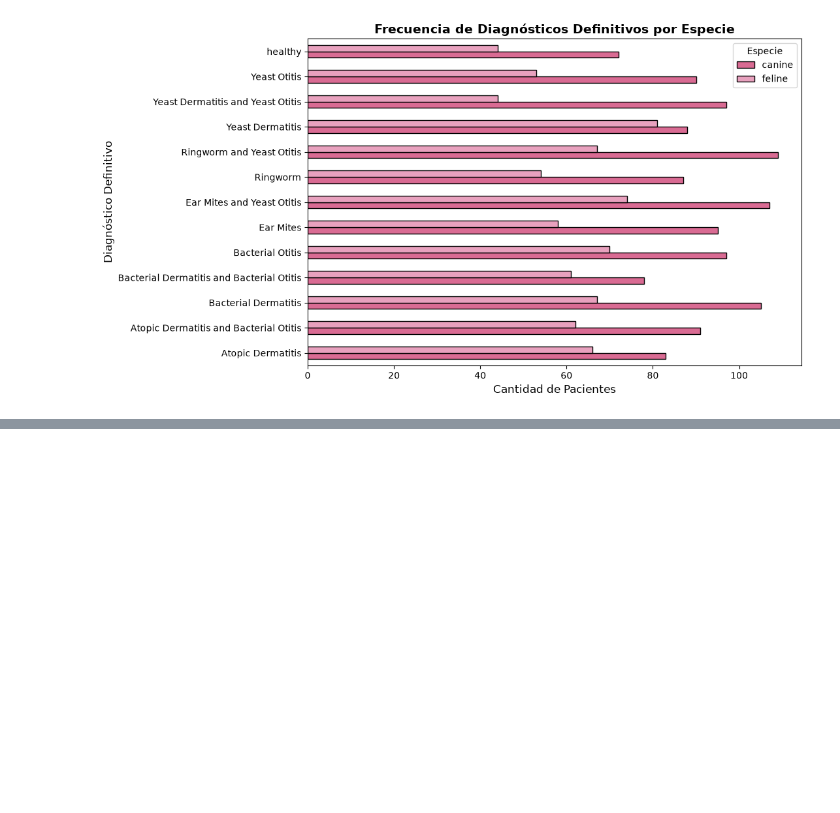
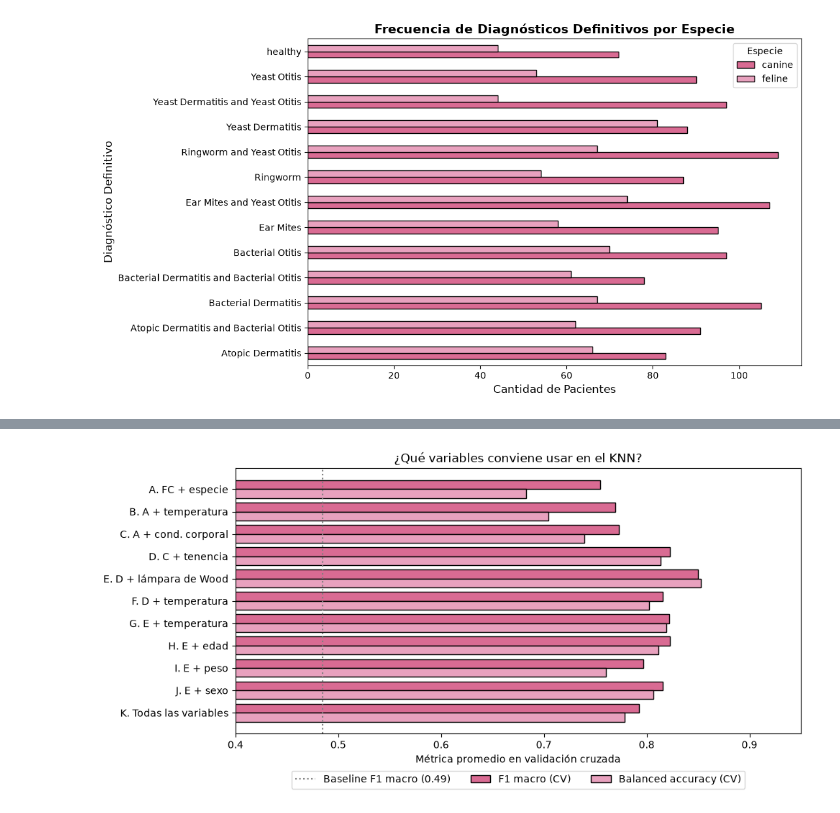
Before and after one commit to juanacebreiros2-ai/TP-PYTONH, a Jupyter notebook: TP-PYTONH-main/pruebaDataset10.ipynb, the cells around one changed output, grey strips where cells are left out. Drawn from its saved outputs; the diff is of its cells as text; code cells hidden in the pictures; blank space fills up the shorter version.

```diff
--- a/TP-PYTONH-main/pruebaDataset10.ipynb
+++ b/TP-PYTONH-main/pruebaDataset10.ipynb
@@ -367,0 +539,20 @@ plt.show()
+# %%
+VARIABLES = ["edad", "peso", "temperatura", "frec_cardiaca", "condicion_corporal",
+             "felino", "macho", "wood_positivo", "rescued", "lost_rescued"]
+
+X = df_ml[VARIABLES]
+y = df_ml["estado"]
+
+X_train, X_test, y_train, y_test = train_test_split(
+    X, y, test_size=0.2, random_state=SEMILLA, stratify=y)
+X_train, X_test = X_train.copy(), X_test.copy()
+
+# Imputación: mediana de TRAIN calculada por separado para caninos (0) y felinos (1)
+for col in ["frec_cardiaca", "condicion_corporal"]:
+    medianas = X_train.groupby("felino")[col].median()
+    print(f"Mediana de {col} en train -> canino: {medianas[0]}, felino: {medianas[1]}")
+    for datos in (X_train, X_test):
+        datos[col] = datos[col].fillna(datos["felino"].map(medianas))
+
+print("\nNulos que quedan:", int(X_train.isna().sum().sum() + X_test.isna().sum().sum()))
+pd.DataFrame({"train": y_train.value_counts(), "test": y_test.value_counts()})
@@ -367,0 +597,7 @@ plt.show()
+# %%
+pipe_todas = Pipeline([("scaler", StandardScaler()),
+                       ("knn", KNeighborsClassifier(n_neighbors=5))])
+pipe_todas.fit(X_train, y_train)
+
+resultados.append(metricas("KNN k=5, todas las variables", y_test, pipe_todas.predict(X_test)))
+pd.DataFrame(resultados).round(3)
@@ -367,0 +666,20 @@ plt.show()
+# %%
+f1_base_cv = cross_val_score(DummyClassifier(strategy="most_frequent"), X_train, y_train,
+                             cv=cv, scoring="f1_macro").mean()
+
+fig, ax = plt.subplots(figsize=(10, 5))
+pos = np.arange(len(tabla))
+ax.barh(pos - 0.2, tabla["F1 macro (CV)"], height=0.4, color=ROSA, edgecolor="black", label="F1 macro (CV)")
+ax.barh(pos + 0.2, tabla["balanced acc (CV)"], height=0.4, color=ROSA_CLARO, edgecolor="black", label="Balanced accuracy (CV)")
+ax.axvline(f1_base_cv, color="gray", linestyle=":", label=f"Baseline F1 macro ({f1_base_cv:.2f})")
+ax.set_yticks(pos)
+ax.set_yticklabels(tabla.index)
+ax.invert_yaxis()
+ax.set_xlim(0.4, 0.95)
+ax.set_xlabel("Métrica promedio en validación cruzada")
+ax.set_title("¿Qué variables conviene usar en el KNN?")
+ax.legend(loc="upper center", bbox_to_anchor=(0.5, -0.12), ncol=3)
+plt.tight_layout()
+plt.show()
+# %% [output]
+[figure, added]
```
Also changed, not shown: parts of 38 cells of this notebook.
